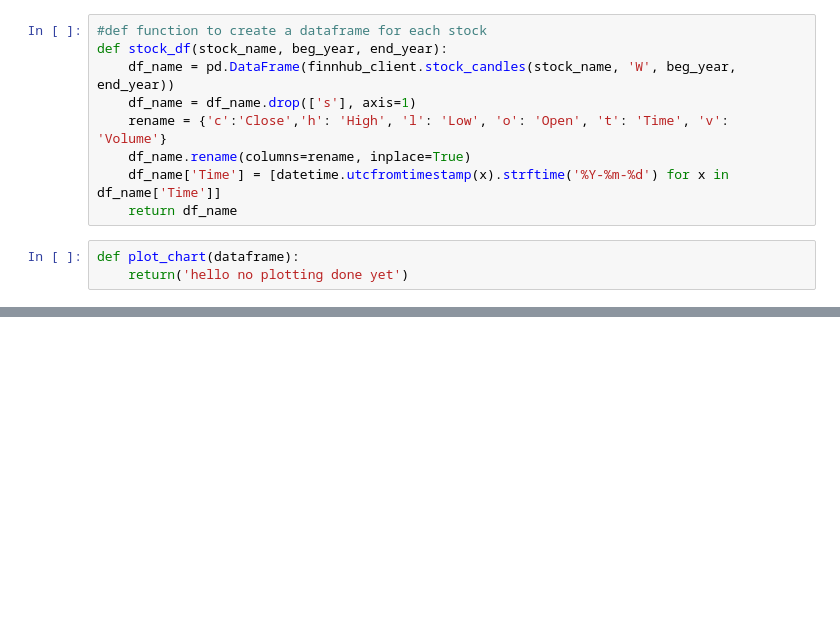
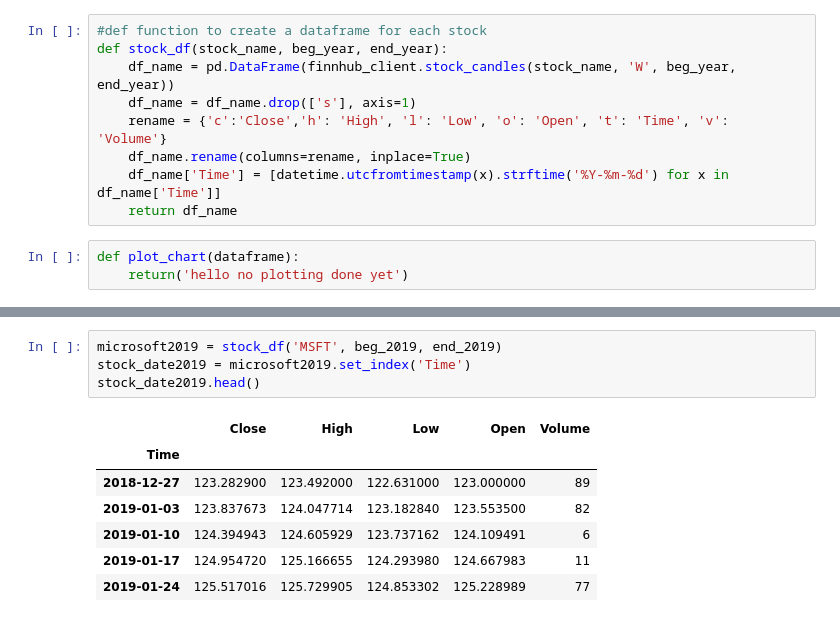
Before and after one commit to dabidma/Covid-VS-The-Stock-Market, a Jupyter notebook: stocks_vs_covid.ipynb, the cells around one changed output, grey strips where cells are left out. Drawn from its saved outputs; the diff is of its cells as text; blank space fills up the shorter version.

```diff
--- a/stocks_vs_covid.ipynb
+++ b/stocks_vs_covid.ipynb
@@ -51,3 +63,15 @@ stock_date
+# %%
+microsoft2019 = stock_df('MSFT', beg_2019, end_2019)
+stock_date2019 = microsoft2019.set_index('Time')
+stock_date2019.head()
+# %% [output]
+|  | Close | High | Low | Open | Volume |
+| Time |  |  |  |  |  |
+| 2018-12-27 | 123.282900 | 123.492000 | 122.631000 | 123.000000 | 89 |
+| 2019-01-03 | 123.837673 | 124.047714 | 123.182840 | 123.553500 | 82 |
+| 2019-01-10 | 124.394943 | 124.605929 | 123.737162 | 124.109491 | 6 |
+| 2019-01-17 | 124.954720 | 125.166655 | 124.293980 | 124.667983 | 11 |
+| 2019-01-24 | 125.517016 | 125.729905 | 124.853302 | 125.228989 | 77 |
 # %%
 fig= plt.figure(figsize=(20,15))
 top_plt = plt.subplot2grid((5,4), (0,0), rowspan=3, colspan=4)
```
Also changed, not shown: parts of 3 cells of this notebook.
